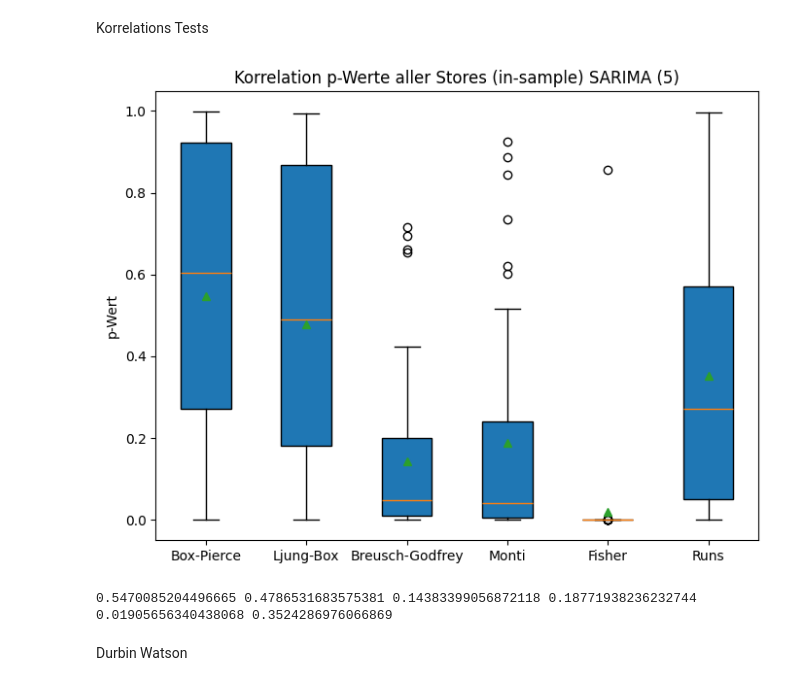
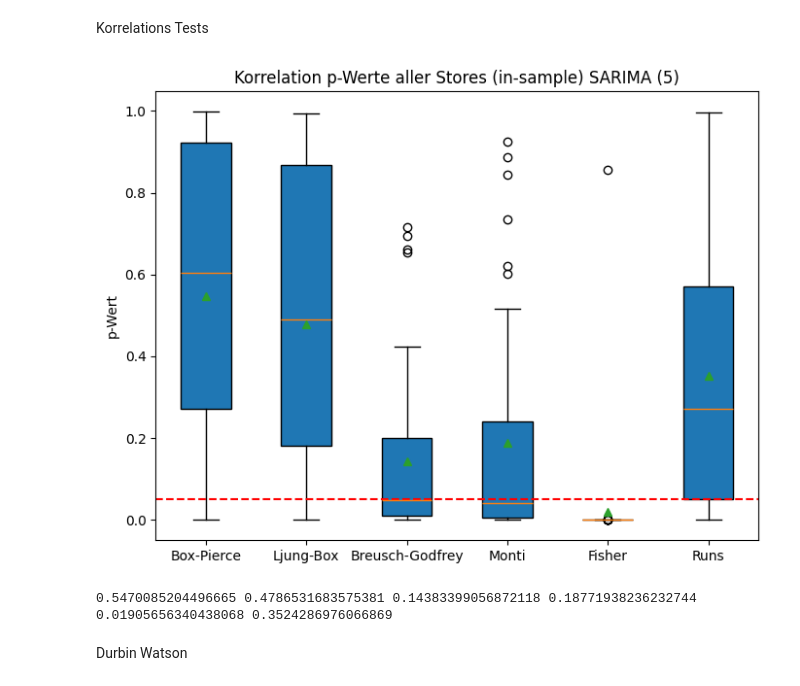
Before and after one commit to netalivo/Bachelor, a Jupyter notebook: main_all_stores.ipynb, the cells around one changed output. Saved outputs shown, nothing was run; the diff lists cells and outputs as text; code cells hidden in the pictures.

```diff
--- a/main_all_stores.ipynb
+++ b/main_all_stores.ipynb
@@ -122,34 +122,35 @@ for store in range(1, 46):
             f_pvalues.append(np.nan)
         # Runs Test
         try:
             _, p_value = run_test(residuals = resid, print_results = False)
             rt_pvalues.append(p_value)
         except Exception as e:
             print(f"Fehler beim Runs Test für Store {store}: {e}")
             rt_pvalues.append(np.nan)
     else:
         bp_pvalues.append(np.nan)
         lb_pvalues.append(np.nan)
         bg_pvalues.append(np.nan)
         rt_pvalues.append(np.nan)
         m_pvalues.append(np.nan)
         f_pvalues.append(np.nan)
 
 
 pvalues = np.column_stack([bp_pvalues, lb_pvalues, bg_pvalues, m_pvalues, f_pvalues, rt_pvalues])
 
 
 # Erstelle einen Boxplot der p-Werte
 plt.figure(figsize=(8, 6))
 plt.boxplot(pvalues, patch_artist=True, showmeans=True)
 plt.title("Korrelation p-Werte aller Stores (in-sample) SARIMA (5)")
 plt.ylabel("p-Wert")
 plt.xticks([1, 2, 3, 4, 5, 6], ["Box-Pierce", "Ljung-Box", "Breusch-Godfrey", "Monti", "Fisher", "Runs"])
+plt.axhline(0.05, color='red', linestyle='--', label='Signifikanzniveau 0.05')
 plt.show()
 
 print(np.mean(bp_pvalues), np.mean(lb_pvalues), np.mean(bg_pvalues), np.mean(m_pvalues), np.mean(f_pvalues), np.mean(rt_pvalues))
 # %% [output]
-[figure, old version]
+[figure, new version]
 0.5470085204496665 0.4786531683575381 0.14383399056872118 0.18771938236232744 0.01905656340438068 0.3524286976066869
 # %% [markdown]
 Durbin Watson
```
Also changed, not shown: parts of 9 cells of this notebook.
